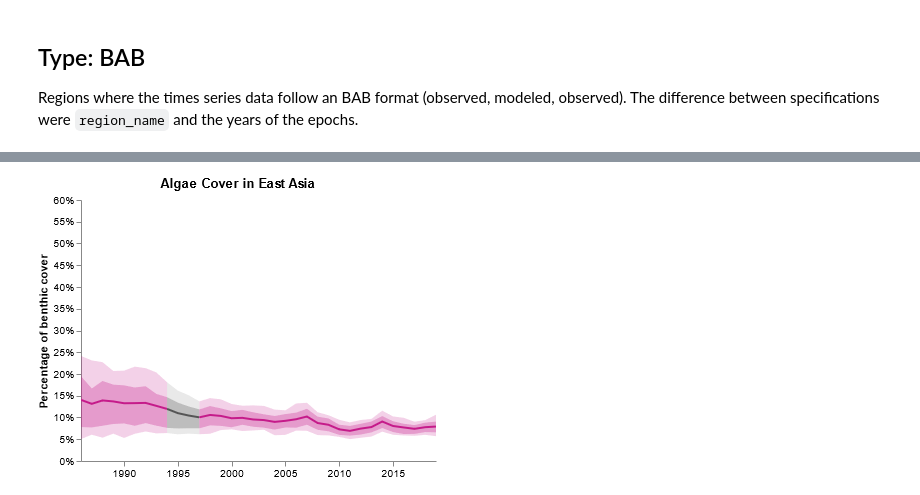
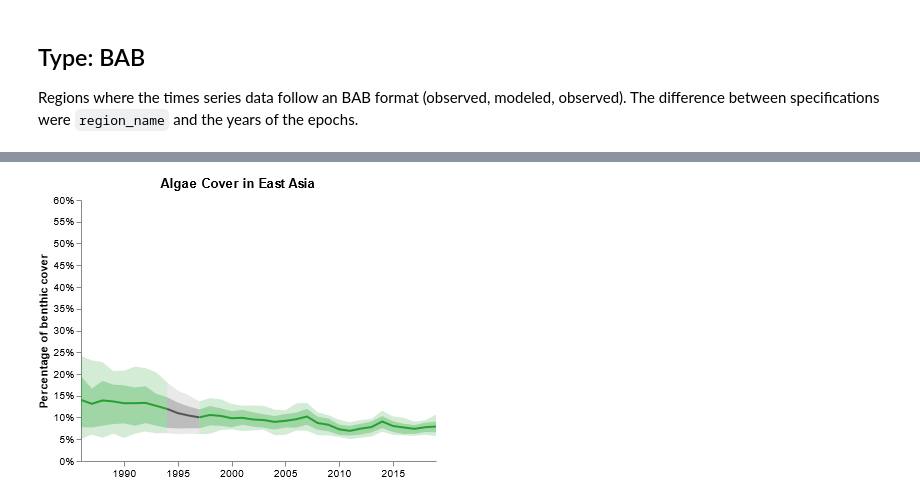
Before and after one commit to pkerins/wri-projects, a Jupyter notebook: ocean-watch/coral/visualizations/algae-cover.ipynb, the cells around one changed output, grey strips where cells are left out. Drawn from its saved outputs; the diff is of its cells as text; code cells hidden in the pictures.

```diff
--- a/ocean-watch/coral/visualizations/algae-cover.ipynb
+++ b/ocean-watch/coral/visualizations/algae-cover.ipynb
@@ -232,7 +232,7 @@ spec=json.loads("""
               "x": {"scale": "xscale", "field": "year"},
               "y": {"scale": "yscale", "field": "lower_95"},
               "y2": {"scale": "yscale", "field": "upper_95"},
-              "fill": {"value": "#c51b8a"},
+              "fill": {"value": "#26a031"},
               "fillOpacity": {"value": 0.2},
               "tooltip": {
                 "signal": "{title:'Algae Cover', 'Region':datum.gcrmn_reg, 'Year':timeFormat(datum.year,'%Y'), 'Cover':format(datum.value,'.2%'), '80% Confidence':format(datum.lower_80*100,'.1f')+'–'+format(datum.upper_80*100,'.1f')+'%', '95% Confidence':format(datum.lower_95*100,'.1f')+'–'+format(datum.upper_95*100,'.1f')+'%', 'Method':(datum.measured ? 'Mean of observations' : 'Modeled')}"
@@ -252,7 +252,7 @@ spec=json.loads("""
               "x": {"scale": "xscale", "field": "year"},
               "y": {"scale": "yscale", "field": "lower_80"},
               "y2": {"scale": "yscale", "field": "upper_80"},
-              "fill": {"value": "#c51b8a"},
+              "fill": {"value": "#26a031"},
               "fillOpacity": {"value": 0.3},
               "tooltip": {
                 "signal": "{title:'Algae Cover', 'Region':datum.gcrmn_reg, 'Year':timeFormat(datum.year,'%Y'), 'Cover':format(datum.value,'.2%'), '80% Confidence':format(datum.lower_80*100,'.1f')+'–'+format(datum.upper_80*100,'.1f')+'%', '95% Confidence':format(datum.lower_95*100,'.1f')+'–'+format(datum.upper_95*100,'.1f')+'%', 'Method':(datum.measured ? 'Mean of observations' : 'Modeled')}"
@@ -271,7 +271,7 @@ spec=json.loads("""
             "update": {
               "x": {"scale": "xscale", "field": "year"},
               "y": {"scale": "yscale", "field": "value"},
-              "stroke": {"value": "#c51b8a"},
+              "stroke": {"value": "#26a031"},
               "tooltip": {
                 "signal": "{title:'Algae Cover', 'Region':datum.gcrmn_reg, 'Year':timeFormat(datum.year,'%Y'), 'Cover':format(datum.value,'.2%'), '80% Confidence':format(datum.lower_80*100,'.1f')+'–'+format(datum.upper_80*100,'.1f')+'%', '95% Confidence':format(datum.lower_95*100,'.1f')+'–'+format(datum.upper_95*100,'.1f')+'%', 'Method':(datum.measured ? 'Mean of observations' : 'Modeled')}"
               }
@@ -502,7 +502,7 @@ spec=json.loads("""
               "x": {"scale": "xscale", "field": "year"},
               "y": {"scale": "yscale", "field": "lower_95"},
               "y2": {"scale": "yscale", "field": "upper_95_ceiling"},
-              "fill": {"value": "#c51b8a"},
+              "fill": {"value": "#26a031"},
               "fillOpacity": {"value": 0.2},
               "tooltip": {
                 "signal": "{title:'Algae Cover', 'Region':datum.gcrmn_reg, 'Year':timeFormat(datum.year,'%Y'), 'Cover':format(datum.value,'.2%'), '80% Confidence':format(datum.lower_80*100,'.1f')+'–'+format(datum.upper_80*100,'.1f')+'%', '95% Confidence':format(datum.lower_95*100,'.1f')+'–'+format(datum.upper_95*100,'.1f')+'%', 'Method':(datum.measured ? 'Mean of observations' : 'Modeled')}"
@@ -522,7 +522,7 @@ spec=json.loads("""
               "x": {"scale": "xscale", "field": "year"},
               "y": {"scale": "yscale", "field": "lower_80"},
               "y2": {"scale": "yscale", "field": "upper_80"},
-              "fill": {"value": "#c51b8a"},
+              "fill": {"value": "#26a031"},
               "fillOpacity": {"value": 0.3},
               "tooltip": {
                 "signal": "{title:'Algae Cover', 'Region':datum.gcrmn_reg, 'Year':timeFormat(datum.year,'%Y'), 'Cover':format(datum.value,'.2%'), '80% Confidence':format(datum.lower_80*100,'.1f')+'–'+format(datum.upper_80*100,'.1f')+'%', '95% Confidence':format(datum.lower_95*100,'.1f')+'–'+format(datum.upper_95*100,'.1f')+'%', 'Method':(datum.measured ? 'Mean of observations' : 'Modeled')}"
@@ -541,7 +541,7 @@ spec=json.loads("""
             "update": {
               "x": {"scale": "xscale", "field": "year"},
               "y": {"scale": "yscale", "field": "value"},
-              "stroke": {"value": "#c51b8a"},
+              "stroke": {"value": "#26a031"},
               "tooltip": {
                 "signal": "{title:'Algae Cover', 'Region':datum.gcrmn_reg, 'Year':timeFormat(datum.year,'%Y'), 'Cover':format(datum.value,'.2%'), '80% Confidence':format(datum.lower_80*100,'.1f')+'–'+format(datum.upper_80*100,'.1f')+'%', '95% Confidence':format(datum.lower_95*100,'.1f')+'–'+format(datum.upper_95*100,'.1f')+'%', 'Method':(datum.measured ? 'Mean of observations' : 'Modeled')}"
               }
@@ -672,7 +672,7 @@ spec=json.loads("""
               "x": {"scale": "xscale", "field": "year"},
               "y": {"scale": "yscale", "field": "lower_95"},
               "y2": {"scale": "yscale", "field": "upper_95_ceiling"},
-              "fill": {"value": "#c51b8a"},
+              "fill": {"value": "#26a031"},
               "fillOpacity": {"value": 0.2},
               "tooltip": {
                 "signal": "{title:'Algae Cover', 'Region':datum.gcrmn_reg, 'Year':timeFormat(datum.year,'%Y'), 'Cover':format(datum.value,'.2%'), '80% Confidence':format(datum.lower_80*100,'.1f')+'–'+format(datum.upper_80*100,'.1f')+'%', '95% Confidence':format(datum.lower_95*100,'.1f')+'–'+format(datum.upper_95*100,'.1f')+'%', 'Method':(datum.measured ? 'Mean of observations' : 'Modeled')}"
@@ -692,7 +692,7 @@ spec=json.loads("""
               "x": {"scale": "xscale", "field": "year"},
               "y": {"scale": "yscale", "field": "lower_80"},
               "y2": {"scale": "yscale", "field": "upper_80"},
-              "fill": {"value": "#c51b8a"},
+              "fill": {"value": "#26a031"},
               "fillOpacity": {"value": 0.3},
               "tooltip": {
                 "signal": "{title:'Algae Cover', 'Region':datum.gcrmn_reg, 'Year':timeFormat(datum.year,'%Y'), 'Cover':format(datum.value,'.2%'), '80% Confidence':format(datum.lower_80*100,'.1f')+'–'+format(datum.upper_80*100,'.1f')+'%', '95% Confidence':format(datum.lower_95*100,'.1f')+'–'+format(datum.upper_95*100,'.1f')+'%', 'Method':(datum.measured ? 'Mean of observations' : 'Modeled')}"
@@ -711,7 +711,7 @@ spec=json.loads("""
             "update": {
               "x": {"scale": "xscale", "field": "year"},
               "y": {"scale": "yscale", "field": "value"},
-              "stroke": {"value": "#c51b8a"},
+              "stroke": {"value": "#26a031"},
               "tooltip": {
                 "signal": "{title:'Algae Cover', 'Region':datum.gcrmn_reg, 'Year':timeFormat(datum.year,'%Y'), 'Cover':format(datum.value,'.2%'), '80% Confidence':format(datum.lower_80*100,'.1f')+'–'+format(datum.upper_80*100,'.1f')+'%', '95% Confidence':format(datum.lower_95*100,'.1f')+'–'+format(datum.upper_95*100,'.1f')+'%', 'Method':(datum.measured ? 'Mean of observations' : 'Modeled')}"
               }
@@ -843,7 +843,7 @@ spec=json.loads("""
               "x": {"scale": "xscale", "field": "year"},
               "y": {"scale": "yscale", "field": "lower_95"},
               "y2": {"scale": "yscale", "field": "upper_95"},
-              "fill": {"value": "#c51b8a"},
+              "fill": {"value": "#26a031"},
               "fillOpacity": {"value": 0.2},
               "tooltip": {
                 "signal": "{title:'Algae Cover', 'Region':datum.gcrmn_reg, 'Year':timeFormat(datum.year,'%Y'), 'Cover':format(datum.value,'.2%'), '80% Confidence':format(datum.lower_80*100,'.1f')+'–'+format(datum.upper_80*100,'.1f')+'%', '95% Confidence':format(datum.lower_95*100,'.1f')+'–'+format(datum.upper_95*100,'.1f')+'%', 'Method':(datum.measured ? 'Mean of observations' : 'Modeled')}"
@@ -863,7 +863,7 @@ spec=json.loads("""
               "x": {"scale": "xscale", "field": "year"},
               "y": {"scale": "yscale", "field": "lower_80"},
               "y2": {"scale": "yscale", "field": "upper_80"},
-              "fill": {"value": "#c51b8a"},
+              "fill": {"value": "#26a031"},
               "fillOpacity": {"value": 0.3},
               "tooltip": {
                 "signal": "{title:'Algae Cover', 'Region':datum.gcrmn_reg, 'Year':timeFormat(datum.year,'%Y'), 'Cover':format(datum.value,'.2%'), '80% Confidence':format(datum.lower_80*100,'.1f')+'–'+format(datum.upper_80*100,'.1f')+'%', '95% Confidence':format(datum.lower_95*100,'.1f')+'–'+format(datum.upper_95*100,'.1f')+'%', 'Method':(datum.measured ? 'Mean of observations' : 'Modeled')}"
@@ -882,7 +882,7 @@ spec=json.loads("""
             "update": {
               "x": {"scale": "xscale", "field": "year"},
               "y": {"scale": "yscale", "field": "value"},
-              "stroke": {"value": "#c51b8a"},
+              "stroke": {"value": "#26a031"},
               "tooltip": {
                 "signal": "{title:'Algae Cover', 'Region':datum.gcrmn_reg, 'Year':timeFormat(datum.year,'%Y'), 'Cover':format(datum.value,'.2%'), '80% Confidence':format(datum.lower_80*100,'.1f')+'–'+format(datum.upper_80*100,'.1f')+'%', '95% Confidence':format(datum.lower_95*100,'.1f')+'–'+format(datum.upper_95*100,'.1f')+'%', 'Method':(datum.measured ? 'Mean of observations' : 'Modeled')}"
               }
@@ -1013,7 +1013,7 @@ spec=json.loads("""
               "x": {"scale": "xscale", "field": "year"},
               "y": {"scale": "yscale", "field": "lower_95"},
               "y2": {"scale": "yscale", "field": "upper_95"},
-              "fill": {"value": "#c51b8a"},
+              "fill": {"value": "#26a031"},
               "fillOpacity": {"value": 0.2},
               "tooltip": {
                 "signal": "{title:'Algae Cover', 'Region':datum.gcrmn_reg, 'Year':timeFormat(datum.year,'%Y'), 'Cover':format(datum.value,'.2%'), '80% Confidence':format(datum.lower_80*100,'.1f')+'–'+format(datum.upper_80*100,'.1f')+'%', '95% Confidence':format(datum.lower_95*100,'.1f')+'–'+format(datum.upper_95*100,'.1f')+'%', 'Method':(datum.measured ? 'Mean of observations' : 'Modeled')}"
@@ -1033,7 +1033,7 @@ spec=json.loads("""
               "x": {"scale": "xscale", "field": "year"},
               "y": {"scale": "yscale", "field": "lower_80"},
               "y2": {"scale": "yscale", "field": "upper_80"},
-              "fill": {"value": "#c51b8a"},
+              "fill": {"value": "#26a031"},
               "fillOpacity": {"value": 0.3},
               "tooltip": {
                 "signal": "{title:'Algae Cover', 'Region':datum.gcrmn_reg, 'Year':timeFormat(datum.year,'%Y'), 'Cover':format(datum.value,'.2%'), '80% Confidence':format(datum.lower_80*100,'.1f')+'–'+format(datum.upper_80*100,'.1f')+'%', '95% Confidence':format(datum.lower_95*100,'.1f')+'–'+format(datum.upper_95*100,'.1f')+'%', 'Method':(datum.measured ? 'Mean of observations' : 'Modeled')}"
@@ -1042,32 +1042,32 @@ spec=json.loads("""
             "hover": {
               "fill": {"value": "#bb6633"},
               "fillOpacity": {"value": 0.7}
             }
           }
         },
         {
           "type": "line",
           "from": {"data": "ac_obs_b"},
           "encode": {
             "update": {
               "x": {"scale": "xscale", "field": "year"},
               "y": {"scale": "yscale", "field": "value"},
-              "stroke": {"value": "#c51b8a"},
+              "stroke": {"value": "#26a031"},
               "tooltip": {
                 "signal": "{title:'Algae Cover', 'Region':datum.gcrmn_reg, 'Year':timeFormat(datum.year,'%Y'), 'Cover':format(datum.value,'.2%'), '80% Confidence':format(datum.lower_80*100,'.1f')+'–'+format(datum.upper_80*100,'.1f')+'%', '95% Confidence':format(datum.lower_95*100,'.1f')+'–'+format(datum.upper_95*100,'.1f')+'%', 'Method':(datum.measured ? 'Mean of observations' : 'Modeled')}"
               }
             },
             "hover": {"stroke": {"value": "#bb6633"}}
           }
         }
       ]
     }
   ]
 }
 """)
 vega_view=dict(spec)
 vega_view['width']=widget_width
 vega_view['height']=widget_height
 Vega(vega_view)
 # %% [output]
-[figure, old version]
+[figure, new version]
```
Also changed, not shown: parts of 16 cells of this notebook, 1 other file.
